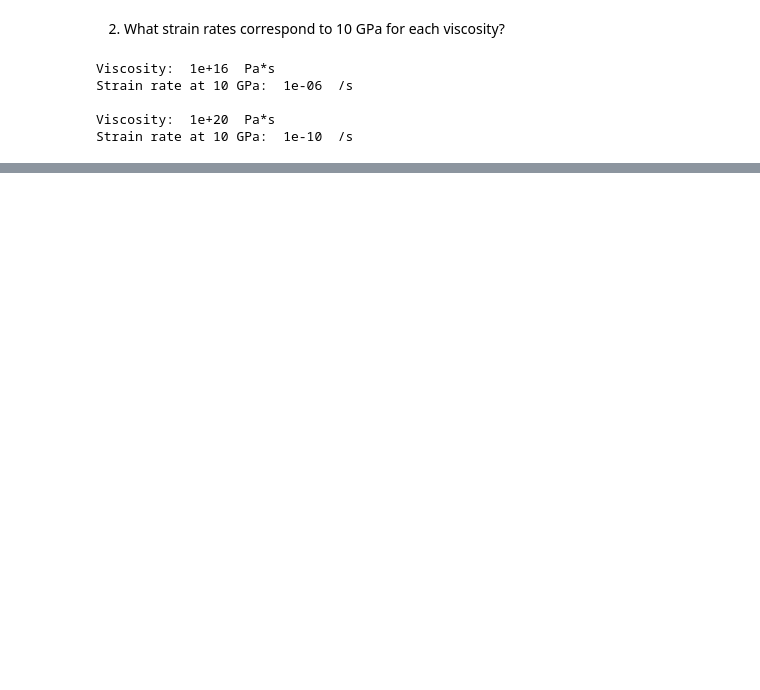
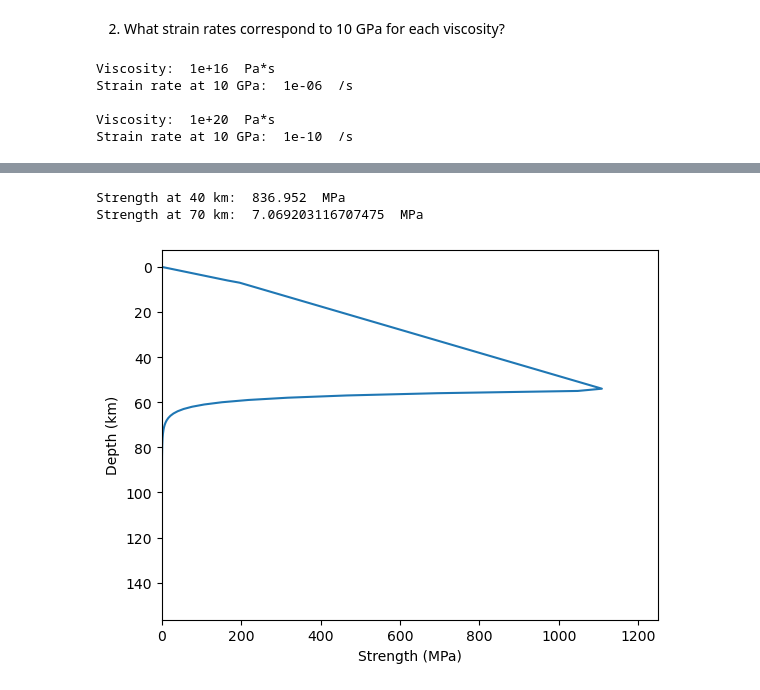
Before and after one commit to dyvasey/geoteach, a Jupyter notebook: structural_geology/rheology_lab/rheology.ipynb, the cells around one changed output, grey strips where cells are left out. Cells and saved outputs as stored; diff of their text form; code cells hidden in the pictures; blank space fills up the shorter version.

```diff
--- a/structural_geology/rheology_lab/rheology.ipynb
+++ b/structural_geology/rheology_lab/rheology.ipynb
@@ -209,0 +328,19 @@ Here, A is called a viscous prefactor, E is activation energy, and V is activati
+# %%
+strength = np.minimum(crit_stress_combined,yield_stress) # Pa
+
+plt.plot(strength/1e6,depths/1000)
+plt.gca().invert_yaxis()
+plt.xlabel('Strength (MPa)')
+plt.ylabel('Depth (km)')
+plt.xlim(0,1250)
+plt.savefig('out_tree2.jpg')
+
+strength_40km = strength[np.where(depths==40e3)]
+print('Strength at 40 km: ',strength_40km[0]/1e6,' MPa')
+
+strength_70km = strength[np.where(depths==70e3)]
+print('Strength at 70 km: ',strength_70km[0]/1e6,' MPa')
+# %% [output]
+Strength at 40 km:  836.952  MPa
+Strength at 70 km:  7.069203116707475  MPa
+[figure, added]
```
Also changed, not shown: parts of 16 cells of this notebook, 3 other files.
